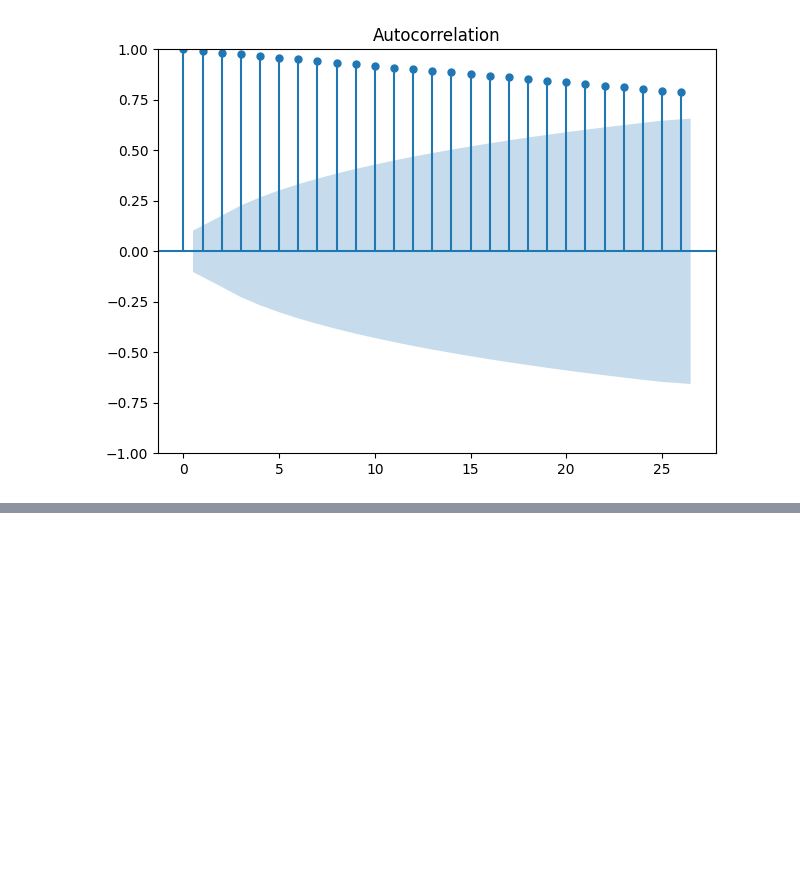
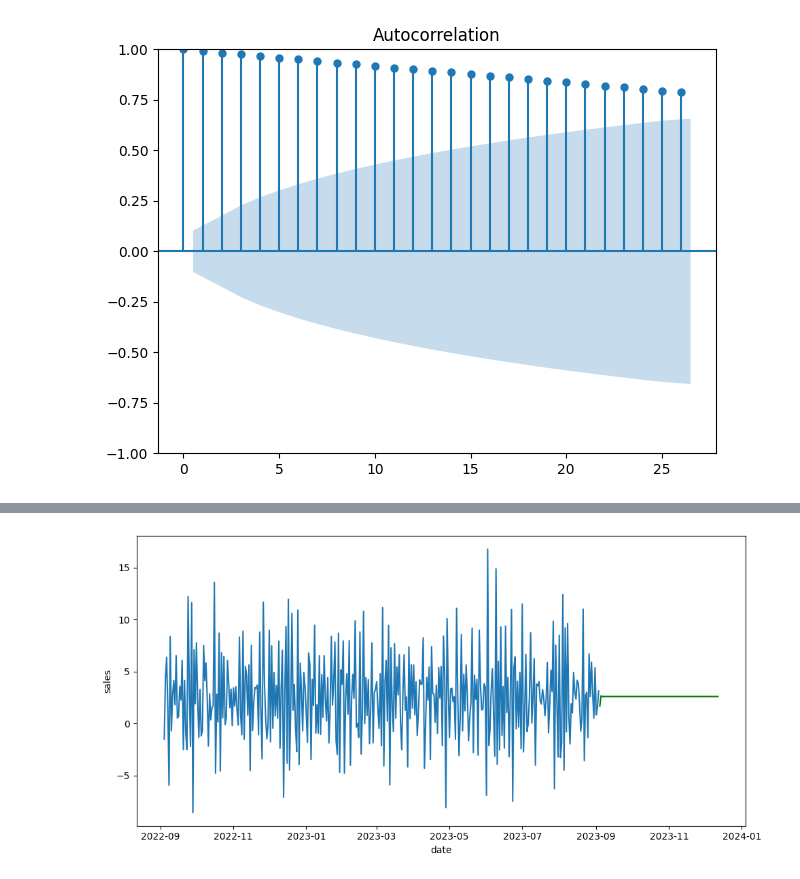
Before and after one commit to RmVa23/time-series, a Jupyter notebook: src/explore.ipynb, the cells around one changed output, grey strips where cells are left out. Drawn from its saved outputs; the diff is of its cells as text; code cells hidden in the pictures; blank space fills up the shorter version.

Commit message:
modelos arima

```diff
--- a/src/explore.ipynb
+++ b/src/explore.ipynb
@@ -212,0 +216,6 @@ Las barras que comienzan en 1 y disminuyen gradualmente hasta 0.75 indican que h
+# %%
+# transformamos la serie en estacionaria
+
+ts_stationary = ts.diff().dropna()
+
+test_stationarity(ts_stationary)
@@ -212,0 +242,8 @@ Las barras que comienzan en 1 y disminuyen gradualmente hasta 0.75 indican que h
+# %%
+# el paquete pmdarima y su función auto_arima estiman de forma interna los hiperparámetros más apropiados y genera el mejor modelo posible
+model = auto_arima(ts_stationary, seasonal = True, trace = True, m = 12)
+
+# ts_stationary: La serie temporal que se utilizará para el ajuste del modelo.
+# seasonal=True: Indica que el modelo será estacional.
+# trace=True: Muestra el progreso de la búsqueda automática.
+# m=12: Especifica la frecuencia estacional, en este caso, 12 para datos mensuales.
@@ -212,0 +294,13 @@ Las barras que comienzan en 1 y disminuyen gradualmente hasta 0.75 indican que h
+# %%
+predicciones = model.predict(100)
+# %%
+fig, axis = plt.subplots(figsize = (10, 5))
+
+sns.lineplot(data = ts_stationary)
+sns.lineplot(data = predicciones, c = "green")
+
+plt.tight_layout()
+
+plt.show()
+# %% [output]
+[figure, added]
```
Also changed, not shown: parts of 13 cells of this notebook.
